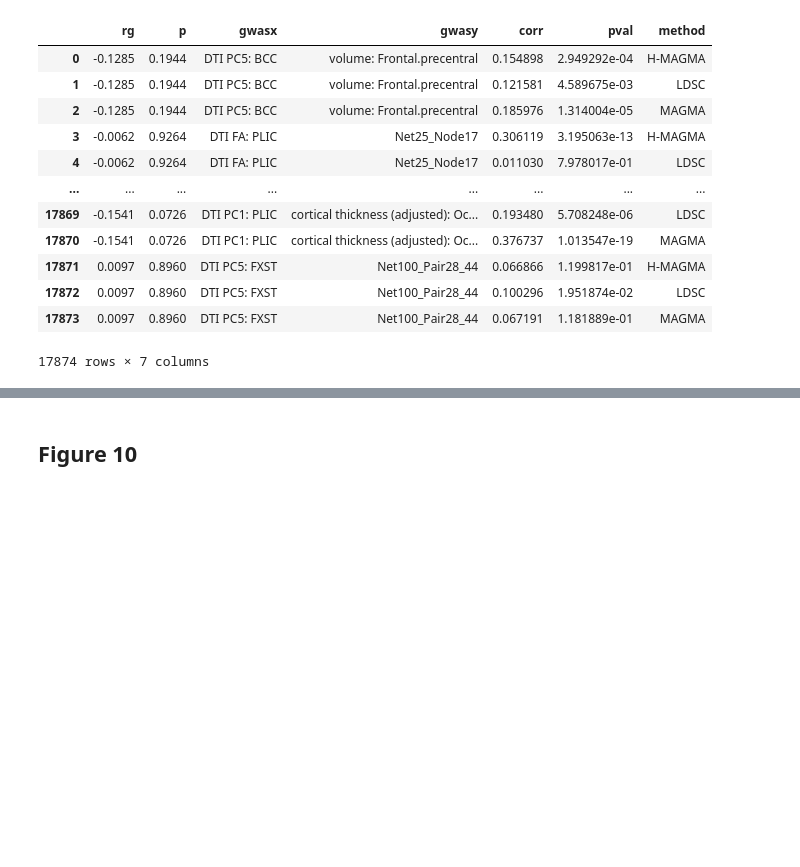
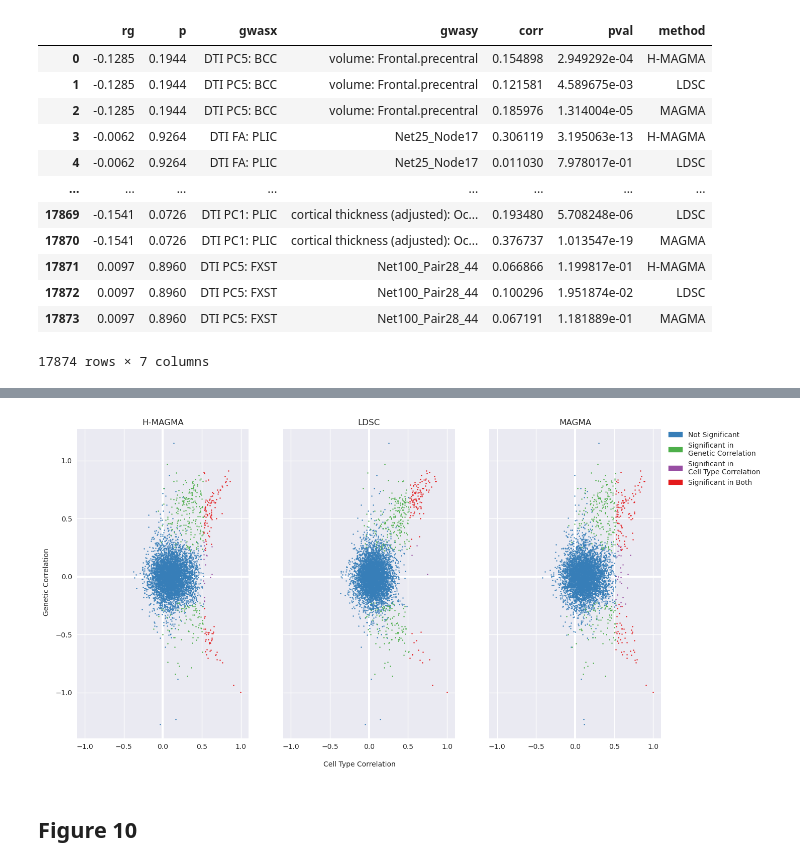
Before and after one commit to erwinerdem/STEAP, a Jupyter notebook: notebooks/figures.ipynb, the cells around one changed output, grey strips where cells are left out. Cells and saved outputs as stored; diff of their text form; code cells hidden in the pictures; blank space fills up the shorter version.

```diff
--- a/notebooks/figures.ipynb
+++ b/notebooks/figures.ipynb
@@ -528,45 +530,47 @@ plt.show()
 plt.style.use('seaborn')
 fig, axes = plt.subplots(1,3,figsize=(15,8), sharey=True)
 s = 2
-alpha = .5
+alpha = 1
 color_map = {
-    'Not Significant' : 'black',
-    'Significant in\nGenetic Correlation' : 'dodgerblue',
-    'Significant in\nCell Type Correlation' : 'firebrick',
-    'Significant in Both' : 'seagreen'
+    'Not Significant' : '#377eb8',
+    'Significant in\nGenetic Correlation' : '#4daf4a',
+    'Significant in\nCell Type Correlation' : '#984ea3',
+    'Significant in Both' : '#e41a1c'
 }
 ct_thres = corr_df[(corr_df['corr']<0)]['pval'].min()
 for ax,m in zip(axes.flatten(),methods):
     merged_corr_m = merged_corr[merged_corr['method']==m]
     threshold = 0.05/merged_corr_m.shape[0]
     not_significant = merged_corr_m[(merged_corr_m['p']>threshold)& # gc not sign and
                                     (merged_corr_m['pval']>ct_thres)] # ct not sign
     gc_significant = merged_corr_m[(merged_corr_m['p']<=threshold)& # gc sign and
                                    (merged_corr_m['pval']>ct_thres)] # ct not sign
     ct_significant = merged_corr_m[(merged_corr_m['p']>threshold)& # gc not sign and
                                    (merged_corr_m['pval']<=ct_thres)] # ct sign
     both_significant = merged_corr_m[(merged_corr_m['p']<=threshold)& # gc sign and
                                      (merged_corr_m['pval']<=ct_thres)] # ct sign
     ax.scatter(not_significant['corr'],not_significant['rg'], color=color_map['Not Significant'],
                alpha=alpha, s=s)
     ax.scatter(gc_significant['corr'],gc_significant['rg'], color=color_map['Significant in\nGenetic Correlation'],
                alpha=alpha, s=s)
     ax.scatter(ct_significant['corr'],ct_significant['rg'], color=color_map['Significant in\nCell Type Correlation'],
                alpha=alpha, s=s)
     ax.scatter(both_significant['corr'],both_significant['rg'], color=color_map['Significant in Both'],
                alpha=alpha, s=s)
 
     ax.set_xlim(-1.1,1.1)
     ax.set_title(m)
     ax.axhline(0, color='w', lw=3, ls='-', zorder=0)
     ax.axvline(0, color='w', lw=3, ls='-', zorder=0)
 #     ax.grid()
 fig.text(0.5, 0.04, 'Cell Type Correlation', ha='center')
 fig.text(0.08, 0.5, 'Genetic Correlation', va='center', rotation='vertical')
 patches = [mpatches.Patch(color=v, label=k) for k,v in color_map.items()]
 fig.legend(handles=patches, bbox_to_anchor=(1.04, .89), loc=1, frameon=False)
 fig.savefig(f"{figure_dir}genetic_corr_vs_celltype_corr_other_pthresh.png", dpi=200, bbox_inches='tight')
 plt.show()
+# %% [output]
+[figure, added]
 # %% [markdown]
 ## Figure 10
 # %%
```
Also changed, not shown: parts of 4 cells of this notebook.
